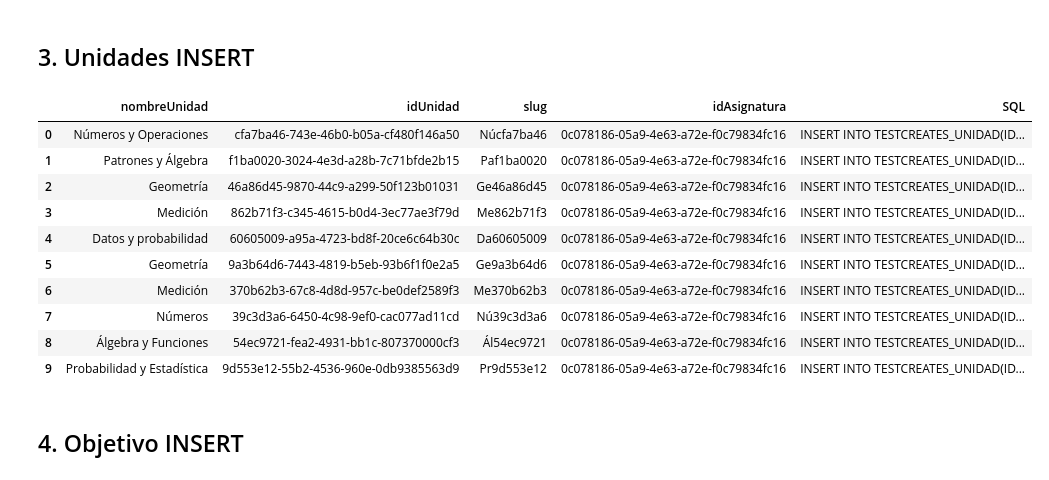
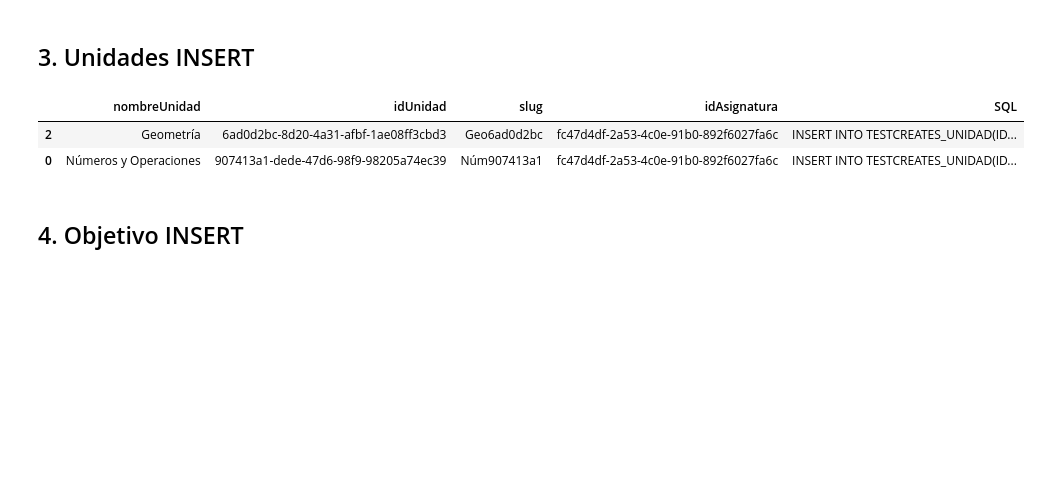
Before and after one commit to Bigote93/APIMINEDUC, a Jupyter notebook: APiGOB.ipynb, the cells around one changed output. Drawn from its saved outputs; the diff is of its cells as text; code cells hidden in the pictures; blank space fills up the shorter version.

Commit message:
Se ha eliminado el SLUG como parametro manual

```diff
--- a/APiGOB.ipynb
+++ b/APiGOB.ipynb
@@ -45,7 +45,7 @@ def extract_initials(text,separator):
     return segmentos[0]
   elif separator == ' ':
     palabras = text.split()
-    slug = palabras[0][0:2]
+    slug = palabras[0][0:3]
     return slug
 # %% [markdown]
 ## 3. Asignar UUIID4 unico a cada asignatura
@@ -179,7 +179,7 @@ DF_OBJETIVOS
 ## 1. Asignaturas INSERT
 # %%
 for fila in range(len(ASIGNATURAS_DF)):
-  ASIGNATURAS_DF.loc[fila,'SQL'] = f"INSERT INTO TESTCREATES_ASIGNATURA(ID_ASIGNATURA,NOMBRE_ASIGNATURA,SLUG) VALUES ('{ASIGNATURAS_DF.loc[fila, 'idAsignatura']}','{ASIGNATURAS_DF.loc[fila, 'nombreAsignatura']}','{ASIGNATURAS_DF.loc[fila, 'slug']}');"
+  ASIGNATURAS_DF.loc[fila,'SQL'] = f"INSERT INTO TESTCREATES_ASIGNATURA(ID_ASIGNATURA,NOMBRE_ASIGNATURA) VALUES ('{ASIGNATURAS_DF.loc[fila, 'idAsignatura']}','{ASIGNATURAS_DF.loc[fila, 'nombreAsignatura']}');"
 
 #Crear fichero asignaturas
 ASIGNATURAS_DF.to_excel(INSERTS_ASIGNATURAS, sheet_name='Asignaturas')
@@ -192,12 +192,12 @@ ASIGNATURAS_DF
 ## 2. Niveles INSERT
 # %%
 for fila in range(len(NIVELES_DF)):
-  NIVELES_DF.loc[fila,'SQL'] = f"INSERT INTO TESTCREATES_NIVELESCOLARIDAD(ID_NIVEL,NOMBRE_NIVEL,SLUG) VALUES ('{NIVELES_DF.loc[fila, 'idNivel']}','{NIVELES_DF.loc[fila, 'nombreNivel']}','{NIVELES_DF.loc[fila, 'slug']}');"
+  NIVELES_DF.loc[fila,'SQL'] = f"INSERT INTO TESTCREATES_NIVELESCOLARIDAD(ID_NIVEL,NOMBRE_NIVEL) VALUES ('{NIVELES_DF.loc[fila, 'idNivel']}','{NIVELES_DF.loc[fila, 'nombreNivel']}');"
 
 #Crear fichero niveles
 NIVELES_DF.to_excel(INSERTS_NIVEL, sheet_name='Niveles')
 
 
-NIVELES_DF
+NIVELES_DF.sample(2)
 # %% [output]
 |  | nombreNivel | idNivel | slug | SQL |
@@ -213,24 +207,16 @@ NIVELES_DF
 ## 3. Unidades INSERT
 # %%
 for fila in range(len(UNIDADES_DF)):
-  UNIDADES_DF.loc[fila,'SQL'] = f"INSERT INTO TESTCREATES_UNIDAD(ID_UNIDAD,NOMBRE_UNIDAD, ASIGNATURA_ID,SLUG) VALUES ('{UNIDADES_DF.loc[fila, 'idUnidad']}','{UNIDADES_DF.loc[fila, 'nombreUnidad']}','{UNIDADES_DF.loc[fila, 'idAsignatura']}','{UNIDADES_DF.loc[fila, 'slug']}');"
+  UNIDADES_DF.loc[fila,'SQL'] = f"INSERT INTO TESTCREATES_UNIDAD(ID_UNIDAD,NOMBRE_UNIDAD, ASIGNATURA_ID) VALUES ('{UNIDADES_DF.loc[fila, 'idUnidad']}','{UNIDADES_DF.loc[fila, 'nombreUnidad']}','{UNIDADES_DF.loc[fila, 'idAsignatura']}');"
 
 #Crear fichero unidades
 UNIDADES_DF.to_excel(INSERTS_UNIDADES, sheet_name='Unidades')
 
-UNIDADES_DF
+UNIDADES_DF.sample(2)
 # %% [output]
 |  | nombreUnidad | idUnidad | slug | idAsignatura | SQL |
-| 0 | Números y Operaciones | cfa7ba46-743e-46b0-b05a-cf480f146a50 | Núcfa7ba46 | 0c078186-05a9-4e63-a72e-f0c79834fc16 | INSERT INTO TESTCREATES_UNIDAD(ID... |
-| 1 | Patrones y Álgebra | f1ba0020-3024-4e3d-a28b-7c71bfde2b15 | Paf1ba0020 | 0c078186-05a9-4e63-a72e-f0c79834fc16 | INSERT INTO TESTCREATES_UNIDAD(ID... |
-| 2 | Geometría | 46a86d45-9870-44c9-a299-50f123b01031 | Ge46a86d45 | 0c078186-05a9-4e63-a72e-f0c79834fc16 | INSERT INTO TESTCREATES_UNIDAD(ID... |
-| 3 | Medición | 862b71f3-c345-4615-b0d4-3ec77ae3f79d | Me862b71f3 | 0c078186-05a9-4e63-a72e-f0c79834fc16 | INSERT INTO TESTCREATES_UNIDAD(ID... |
-| 4 | Datos y probabilidad | 60605009-a95a-4723-bd8f-20ce6c64b30c | Da60605009 | 0c078186-05a9-4e63-a72e-f0c79834fc16 | INSERT INTO TESTCREATES_UNIDAD(ID... |
-| 5 | Geometría | 9a3b64d6-7443-4819-b5eb-93b6f1f0e2a5 | Ge9a3b64d6 | 0c078186-05a9-4e63-a72e-f0c79834fc16 | INSERT INTO TESTCREATES_UNIDAD(ID... |
-| 6 | Medición | 370b62b3-67c8-4d8d-957c-be0def2589f3 | Me370b62b3 | 0c078186-05a9-4e63-a72e-f0c79834fc16 | INSERT INTO TESTCREATES_UNIDAD(ID... |
-| 7 | Números | 39c3d3a6-6450-4c98-9ef0-cac077ad11cd | Nú39c3d3a6 | 0c078186-05a9-4e63-a72e-f0c79834fc16 | INSERT INTO TESTCREATES_UNIDAD(ID... |
-| 8 | Álgebra y Funciones | 54ec9721-fea2-4931-bb1c-807370000cf3 | Ál54ec9721 | 0c078186-05a9-4e63-a72e-f0c79834fc16 | INSERT INTO TESTCREATES_UNIDAD(ID... |
-| 9 | Probabilidad y Estadística | 9d553e12-55b2-4536-960e-0db9385563d9 | Pr9d553e12 | 0c078186-05a9-4e63-a72e-f0c79834fc16 | INSERT INTO TESTCREATES_UNIDAD(ID... |
+| 2 | Geometría | 6ad0d2bc-8d20-4a31-afbf-1ae08ff3cbd3 | Geo6ad0d2bc | fc47d4df-2a53-4c0e-91b0-892f6027fa6c | INSERT INTO TESTCREATES_UNIDAD(ID... |
+| 0 | Números y Operaciones | 907413a1-dede-47d6-98f9-98205a74ec39 | Núm907413a1 | fc47d4df-2a53-4c0e-91b0-892f6027fa6c | INSERT INTO TESTCREATES_UNIDAD(ID... |
 # %% [markdown]
 ## 4. Objetivo INSERT
 # %%
```
Also changed, not shown: parts of 11 cells of this notebook.
